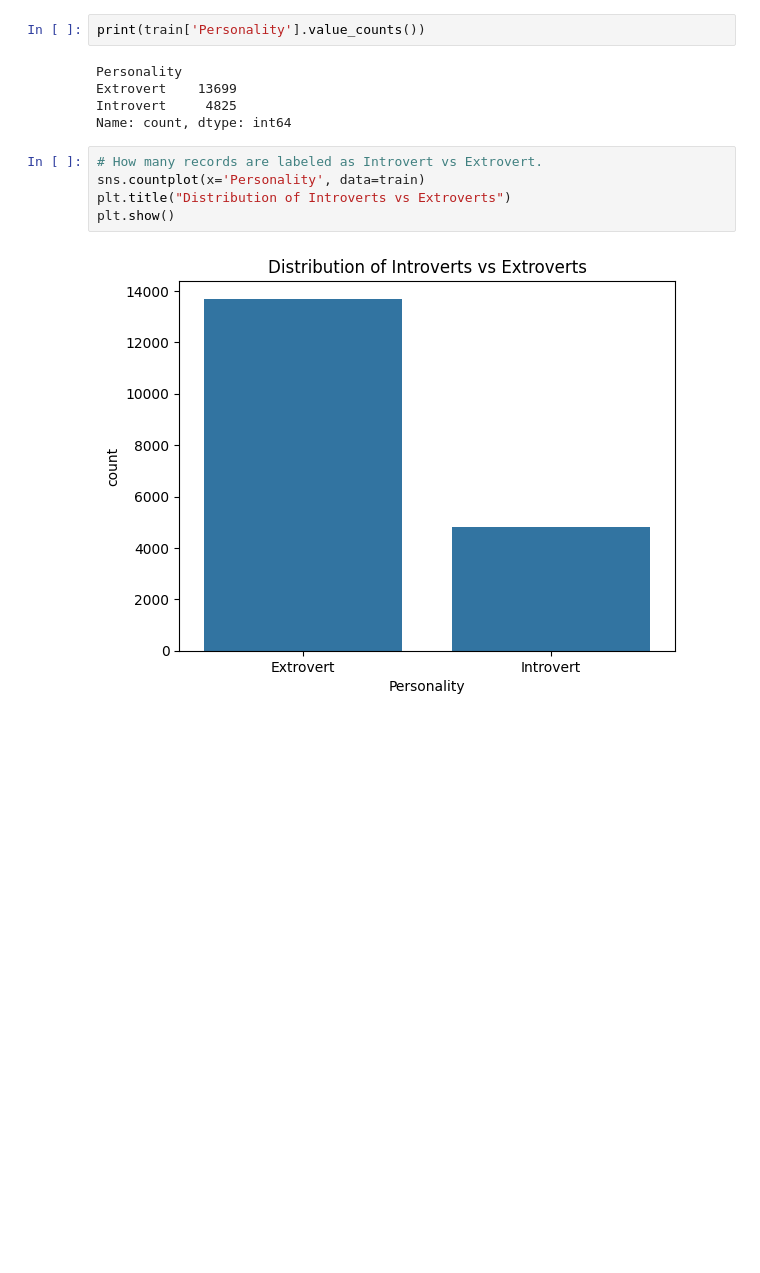
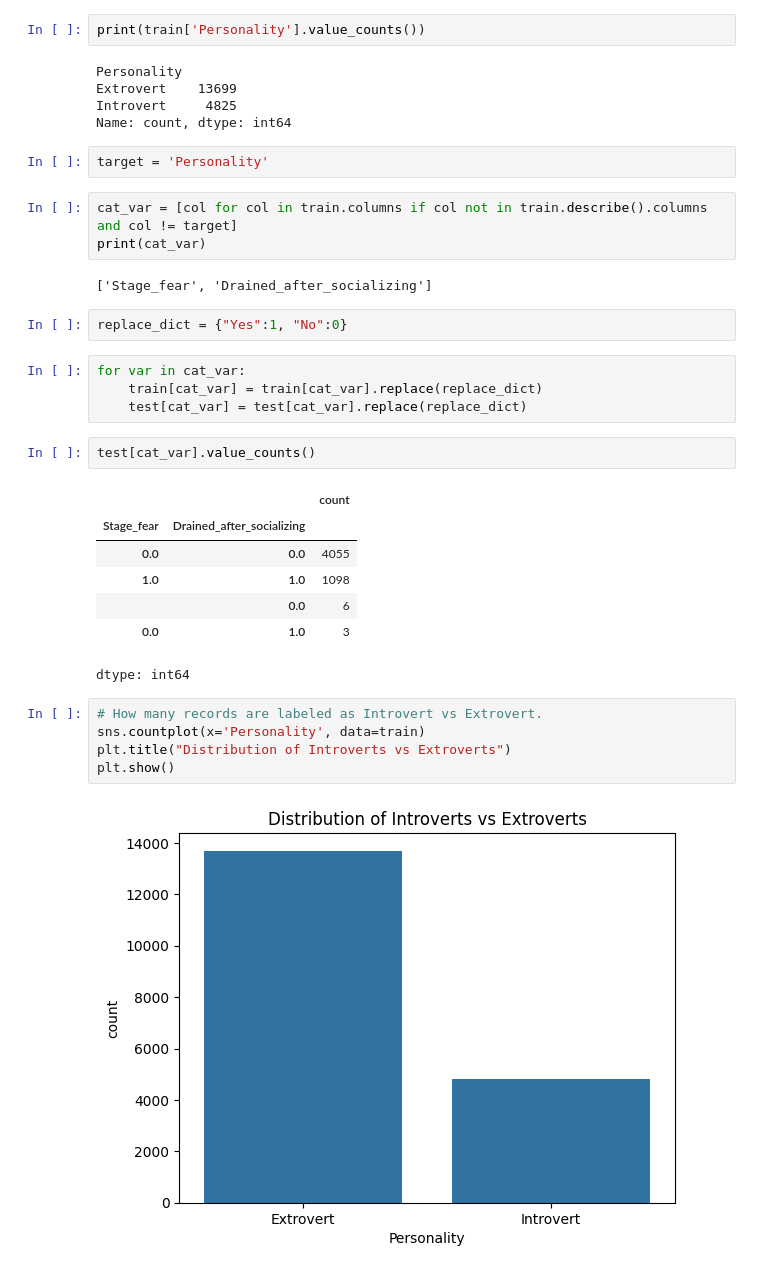
Before and after one commit to Ishikasingh101/Introvert_Extrovert_Predictor, a Jupyter notebook: Predict_the__Introverts__from_the__Extroverts.ipynb, the cells around one changed output. Drawn from its saved outputs; the diff is of its cells as text; blank space fills up the shorter version.

```diff
--- a/Predict_the__Introverts__from_the__Extroverts.ipynb
+++ b/Predict_the__Introverts__from_the__Extroverts.ipynb
@@ -96,6 +96,29 @@ Personality
 Extrovert    13699
 Introvert     4825
 Name: count, dtype: int64
+# %%
+target = 'Personality'
+# %%
+cat_var = [col for col in train.columns if col not in train.describe().columns and col != target]
+print(cat_var)
+# %% [output]
+['Stage_fear', 'Drained_after_socializing']
+# %%
+replace_dict = {"Yes":1, "No":0}
+# %%
+for var in cat_var:
+    train[cat_var] = train[cat_var].replace(replace_dict)
+    test[cat_var] = test[cat_var].replace(replace_dict)
+# %%
+test[cat_var].value_counts()
+# %% [output]
+|  |  | count |
+| Stage_fear | Drained_after_socializing |  |
+| 0.0 | 0.0 | 4055 |
+| 1.0 | 1.0 | 1098 |
+|  | 0.0 | 6 |
+| 0.0 | 1.0 | 3 |
+dtype: int64
 # %%
 # How many records are labeled as Introvert vs Extrovert.
 sns.countplot(x='Personality', data=train)
```
Also changed, not shown: parts of 19 cells of this notebook.
